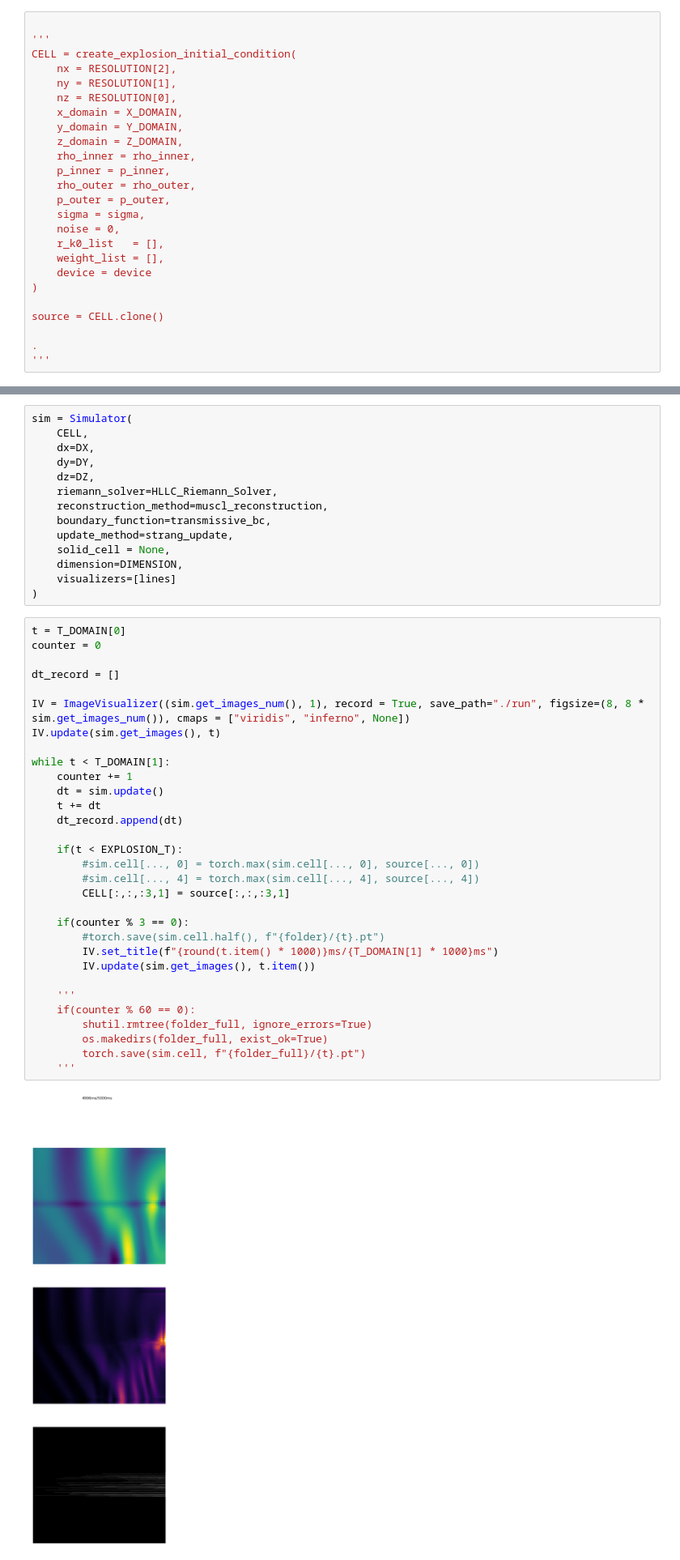
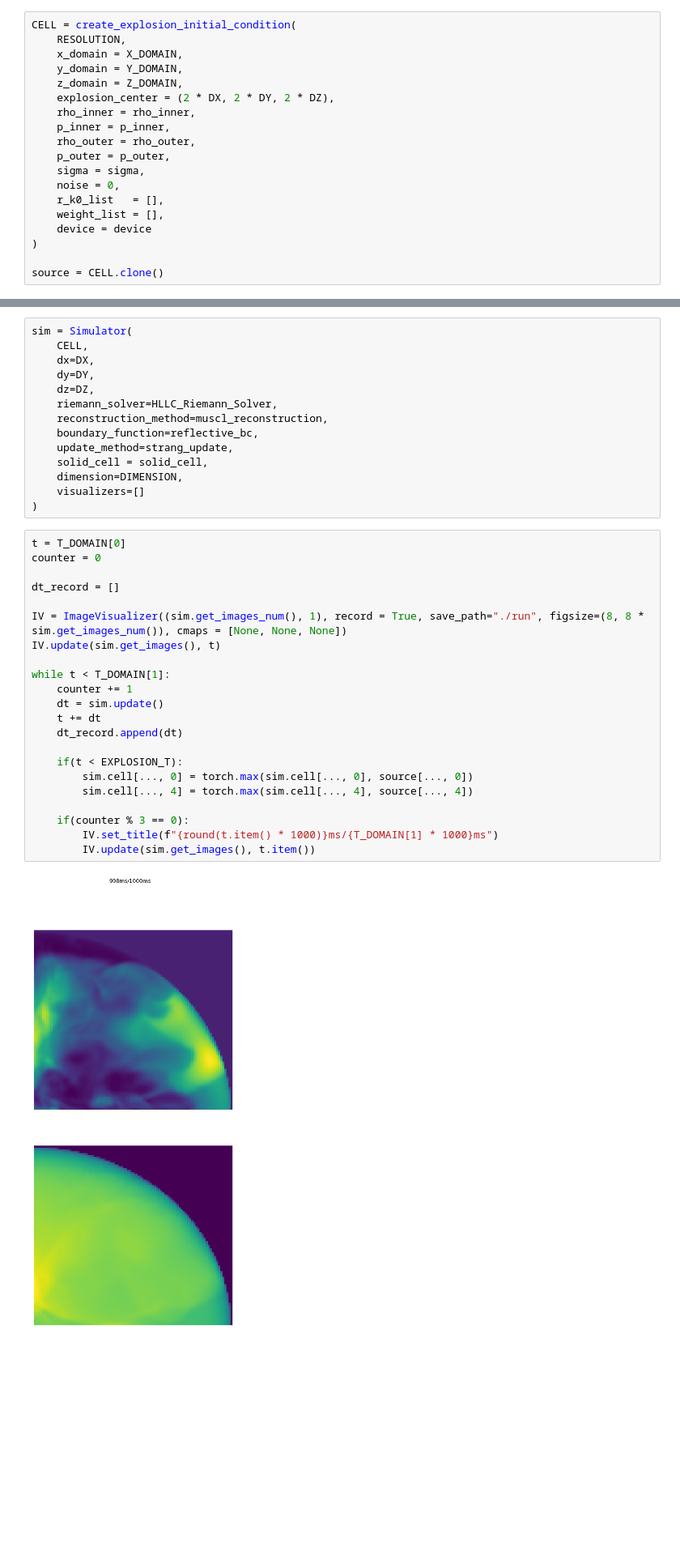
Before and after one commit to teo646/CFD, a Jupyter notebook: simulation/run.ipynb, the cells around one changed output, grey strips where cells are left out. Shown at 81% size. Drawn from its saved outputs; the diff is of its cells as text; blank space fills up the shorter version.

Commit message:
center parameter added for initial/boudary condition creatation function.

```diff
--- a/simulation/run.ipynb
+++ b/simulation/run.ipynb
@@ -89,15 +89,12 @@ num_polylines = 100
 #num_points = 200
 num_points = 100
 # %%
-
-'''
 CELL = create_explosion_initial_condition(
-    nx = RESOLUTION[2],
-    ny = RESOLUTION[1],
-    nz = RESOLUTION[0],
+    RESOLUTION,
     x_domain = X_DOMAIN,
     y_domain = Y_DOMAIN,
     z_domain = Z_DOMAIN,
+    explosion_center = (2 * DX, 2 * DY, 2 * DZ),
     rho_inner = rho_inner,
     p_inner = p_inner,
     rho_outer = rho_outer,
@@ -110,6 +107,3 @@ CELL = create_explosion_initial_condition(
 )
 
 source = CELL.clone()
-
-.
-'''
@@ -255,42 +187,33 @@ sim = Simulator(
     dz=DZ,
     riemann_solver=HLLC_Riemann_Solver,
     reconstruction_method=muscl_reconstruction,
-    boundary_function=transmissive_bc,
+    boundary_function=reflective_bc,
     update_method=strang_update,
-    solid_cell = None,
+    solid_cell = solid_cell,
     dimension=DIMENSION,
-    visualizers=[lines]
+    visualizers=[]
 )
 # %%
 t = T_DOMAIN[0]
 counter = 0
 
 dt_record = []
 
-IV = ImageVisualizer((sim.get_images_num(), 1), record = True, save_path="./run", figsize=(8, 8 * sim.get_images_num()), cmaps = ["viridis", "inferno", None])
+IV = ImageVisualizer((sim.get_images_num(), 1), record = True, save_path="./run", figsize=(8, 8 * sim.get_images_num()), cmaps = [None, None, None])
 IV.update(sim.get_images(), t)
 
 while t < T_DOMAIN[1]:
     counter += 1
     dt = sim.update()
     t += dt
     dt_record.append(dt)
 
     if(t < EXPLOSION_T):
-        #sim.cell[..., 0] = torch.max(sim.cell[..., 0], source[..., 0])
-        #sim.cell[..., 4] = torch.max(sim.cell[..., 4], source[..., 4])
-        CELL[:,:,:3,1] = source[:,:,:3,1]
+        sim.cell[..., 0] = torch.max(sim.cell[..., 0], source[..., 0])
+        sim.cell[..., 4] = torch.max(sim.cell[..., 4], source[..., 4])
 
     if(counter % 3 == 0):
-        #torch.save(sim.cell.half(), f"{folder}/{t}.pt")
         IV.set_title(f"{round(t.item() * 1000)}ms/{T_DOMAIN[1] * 1000}ms")
         IV.update(sim.get_images(), t.item())
-
-    '''
-    if(counter % 60 == 0):
-        shutil.rmtree(folder_full, ignore_errors=True)
-        os.makedirs(folder_full, exist_ok=True)
-        torch.save(sim.cell, f"{folder_full}/{t}.pt")
-    '''
 # %% [output]
-[figure, old version]
+[figure, new version]
```
Also changed, not shown: parts of 9 cells of this notebook, 3 other files.
